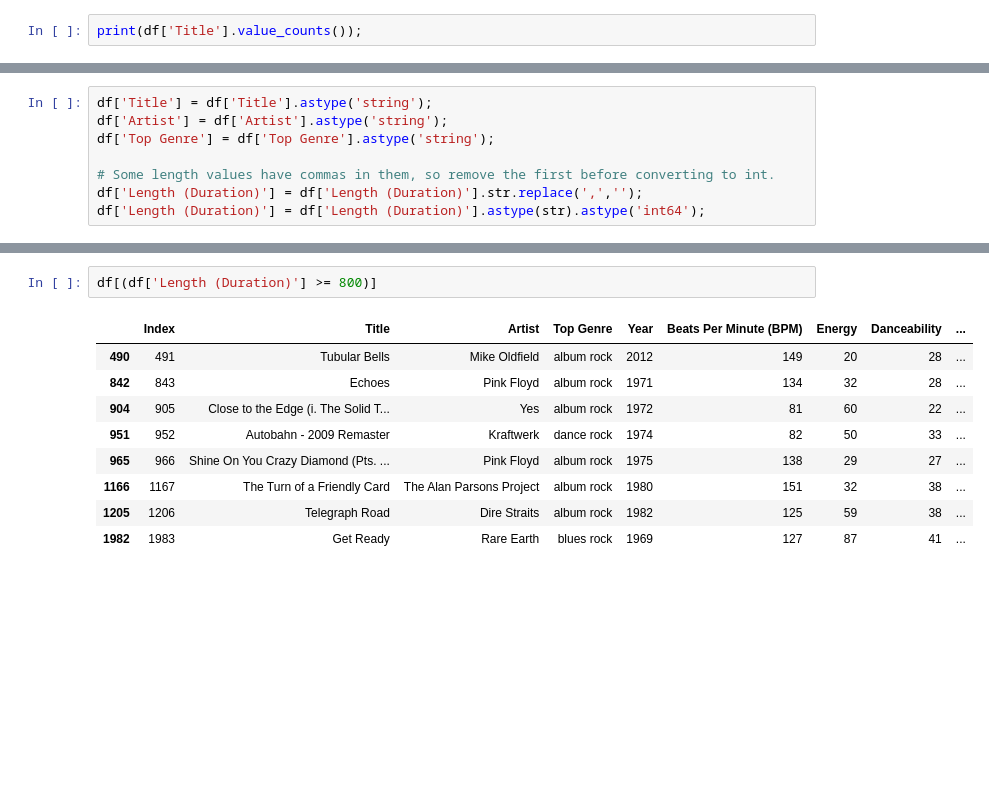
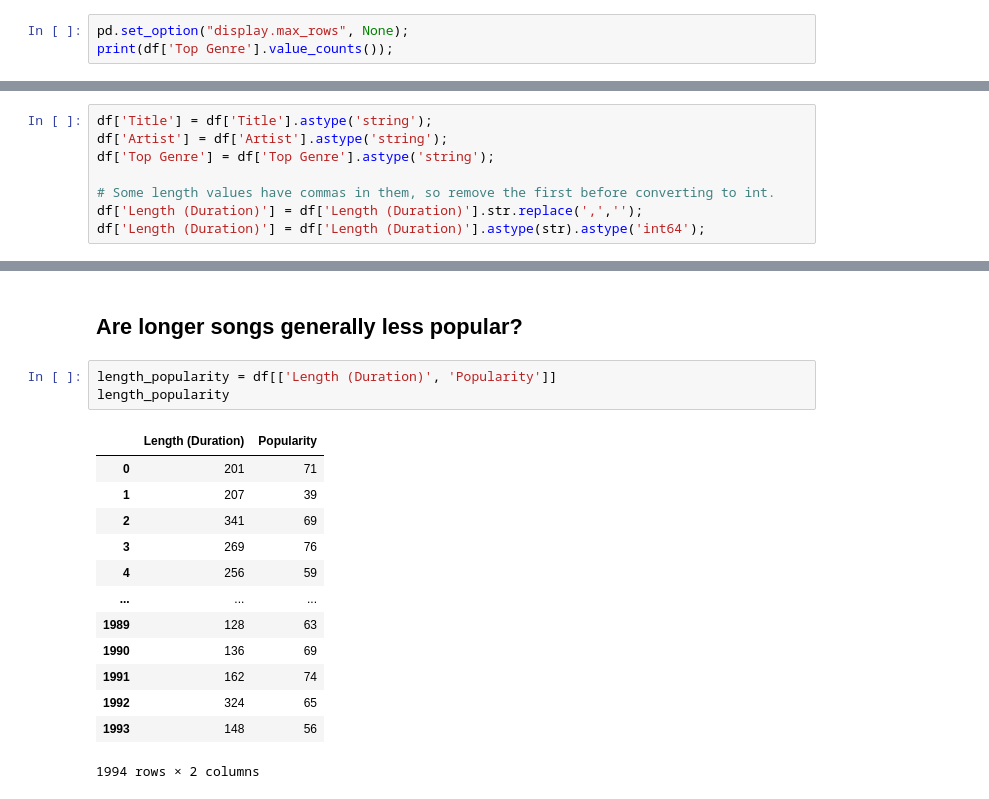
Before and after one commit to JarrettTo/CSMODEL, a Jupyter notebook: Untitled.ipynb, the cells around one changed output, grey strips where cells are left out. Drawn from its saved outputs; the diff is of its cells as text; blank space fills up the shorter version.

```diff
--- a/Untitled.ipynb
+++ b/Untitled.ipynb
@@ -23,5 +23,6 @@ df
 | 1993 | 1994 | Blueberry Hill | Fats Domino | adult standards | 1959 | 133 | 50 | 49 | ... |
 1994 rows × 15 columns
 # %%
-print(df['Title'].value_counts());
+pd.set_option("display.max_rows", None);
+print(df['Top Genre'].value_counts());
 # %% [output]
@@ -87,15 +113,22 @@ Acousticness               int64
 Speechiness                int64
 Popularity                 int64
 dtype: object
+# %% [markdown]
+## Are longer songs generally less popular?
 # %%
-df[(df['Length (Duration)'] >= 800)]
+length_popularity = df[['Length (Duration)', 'Popularity']]
+length_popularity
 # %% [output]
-|  | Index | Title | Artist | Top Genre | Year | Beats Per Minute (BPM) | Energy | Danceability | ... |
-| 490 | 491 | Tubular Bells | Mike Oldfield | album rock | 2012 | 149 | 20 | 28 | ... |
-| 842 | 843 | Echoes | Pink Floyd | album rock | 1971 | 134 | 32 | 28 | ... |
-| 904 | 905 | Close to the Edge (i. The Solid T... | Yes | album rock | 1972 | 81 | 60 | 22 | ... |
-| 951 | 952 | Autobahn - 2009 Remaster | Kraftwerk | dance rock | 1974 | 82 | 50 | 33 | ... |
-| 965 | 966 | Shine On You Crazy Diamond (Pts. ... | Pink Floyd | album rock | 1975 | 138 | 29 | 27 | ... |
-| 1166 | 1167 | The Turn of a Friendly Card | The Alan Parsons Project | album rock | 1980 | 151 | 32 | 38 | ... |
-| 1205 | 1206 | Telegraph Road | Dire Straits | album rock | 1982 | 125 | 59 | 38 | ... |
-| 1982 | 1983 | Get Ready | Rare Earth | blues rock | 1969 | 127 | 87 | 41 | ... |
+|  | Length (Duration) | Popularity |
+| 0 | 201 | 71 |
+| 1 | 207 | 39 |
+| 2 | 341 | 69 |
+| 3 | 269 | 76 |
+| 4 | 256 | 59 |
+| ... | ... | ... |
+| 1989 | 128 | 63 |
+| 1990 | 136 | 69 |
+| 1991 | 162 | 74 |
+| 1992 | 324 | 65 |
+| 1993 | 148 | 56 |
+1994 rows × 2 columns
```
Also changed, not shown: parts of 11 cells of this notebook.
